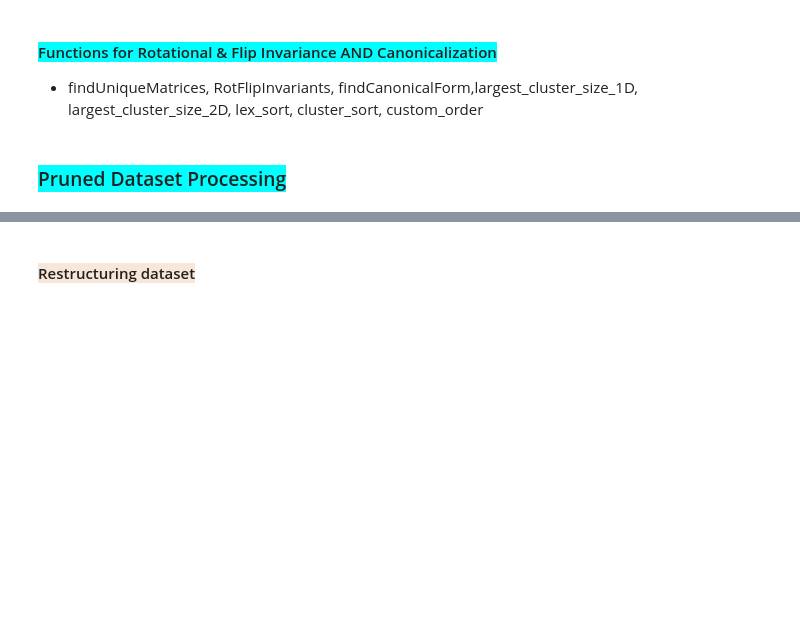
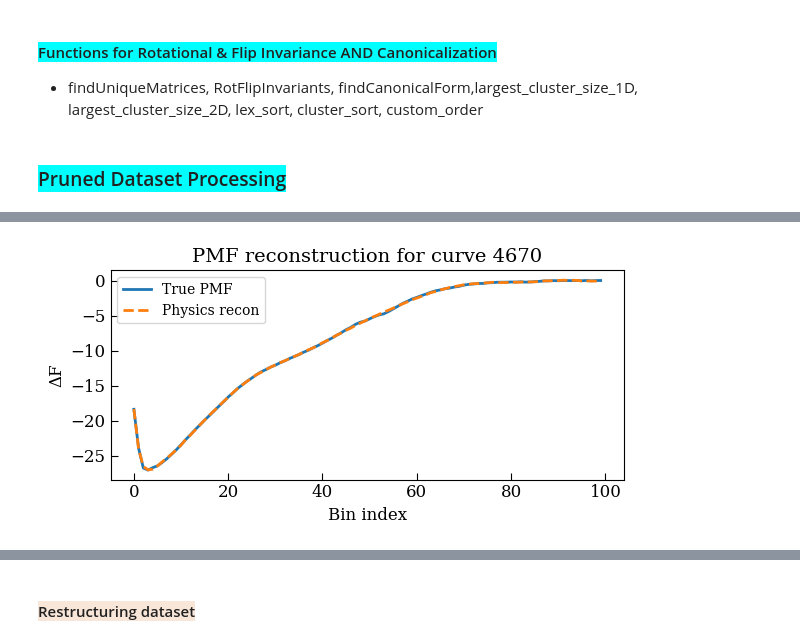
Before and after one commit to siba-p/ML_surfacepoly, a Jupyter notebook: models/ML_statistics.ipynb, the cells around one changed output, grey strips where cells are left out. Drawn from its saved outputs; the diff is of its cells as text; code cells hidden in the pictures; blank space fills up the shorter version.

```diff
--- a/models/ML_statistics.ipynb
+++ b/models/ML_statistics.ipynb
@@ -321,0 +588,91 @@ print(f"surface shape is:{surface.shape}\npolymer shape is:{polymer.shape}\npmf_
+# %%
+import numpy as np
+import matplotlib.pyplot as plt
+
+# --- Physics basis functions ---
+def build_raw_inverse_power_basis(r, M):
+    return np.stack([r ** (-(k+1)) for k in range(M)], axis=1)
+
+def gram_schmidt_cols(Phi, weights=None, eps=1e-12):
+    B, M = Phi.shape
+    U = np.zeros_like(Phi, dtype=float)
+    if weights is None:
+        weights = np.ones(B, dtype=float)
+    for j in range(M):
+        v = Phi[:, j].copy().astype(float)
+        for k in range(j):
+            proj = np.sum(weights * U[:, k] * v)
+            v = v - proj * U[:, k]
+        norm = np.sqrt(np.sum(weights * v * v))
+        if norm < eps:
+            U[:, j] = 0.0
+        else:
+            U[:, j] = v / norm
+    return U
+
+def physics_basis_compress(pmfs, r, M, r0=None, weights=None, alpha=1e-3):
+    """
+    Fit PMFs with orthonormalized inverse-power basis + ridge regularization.
+    pmfs: (N,B)
+    r: (B,)
+    M: number of basis functions
+    alpha: ridge penalty strength
+    """
+    B = r.size
+    if r0 is None:
+        r0 = max(1e-8, float(r.min()))
+    mask = r >= r0
+    R = r[mask]
+    Phi = build_raw_inverse_power_basis(R, M)
+    U = gram_schmidt_cols(Phi, weights=weights)
+
+    N = pmfs.shape[0]
+    coeffs = np.zeros((N, M))
+    recon = np.zeros_like(pmfs)
+
+    # Ridge fit: coeffs = (U^T U + αI)^(-1) U^T y
+    UTU = U.T @ (U if weights is None else (weights[:, None] * U))
+    UTU_reg = UTU + alpha * np.eye(M)
+
+    for i in range(N):
+        yR = pmfs[i, mask]
+        if weights is None:
+            UTy = U.T @ yR
+        else:
+            UTy = U.T @ (weights * yR)
+        c = np.linalg.solve(UTU_reg, UTy)
+        coeffs[i] = c
+        recon_iR = U @ c
+        recon[i, mask] = recon_iR
+        if mask.sum() > 0 and (~mask).sum() > 0:
+            recon[i, ~mask] = recon_iR[-1]  # hold last value for tail
+
+    mae_per_curve = np.mean(np.abs(pmfs - recon), axis=1)
+    return coeffs, recon, U, mask, mae_per_curve
+
+
+S, P, B = pmf_data.shape
+N = S*P
+pmfs_flat = pmf_data.reshape(N, B)
+
+
+tail_bins = 10
+pmfs_flat -= pmfs_flat[:, -tail_bins:].mean(axis=1, keepdims=True)
+
+r = np.linspace(1, 2, B)
+
+coeffs, recon, U, mask, mae = physics_basis_compress(
+            pmfs_flat, r, M=17, alpha=0.0001)
+
+example_indices = [4670,6510]
+for idx in example_indices:
+    plt.figure(figsize=(6,3))
+    plt.plot(pmfs_flat[idx], label='True PMF', lw=2)
+    plt.plot(recon[idx], '--', label='Physics recon', lw=2)
+    plt.title(f"PMF reconstruction for curve {idx}")
+    plt.xlabel("Bin index")
+    plt.ylabel("ΔF")
+    plt.legend()
+    plt.show()
+# %% [output]
+[figure, added]
```
Also changed, not shown: parts of 14 cells of this notebook, 15 other files.
